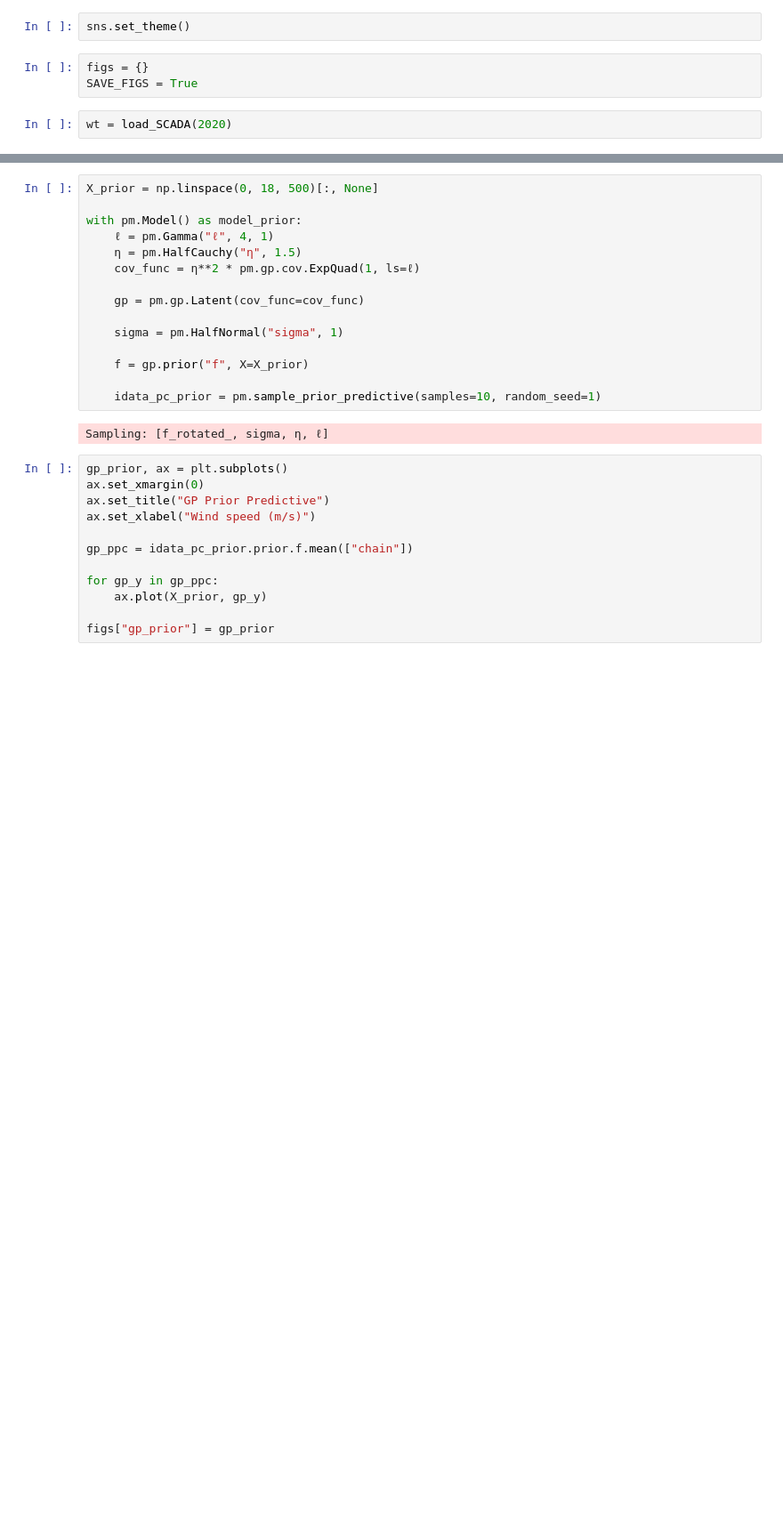
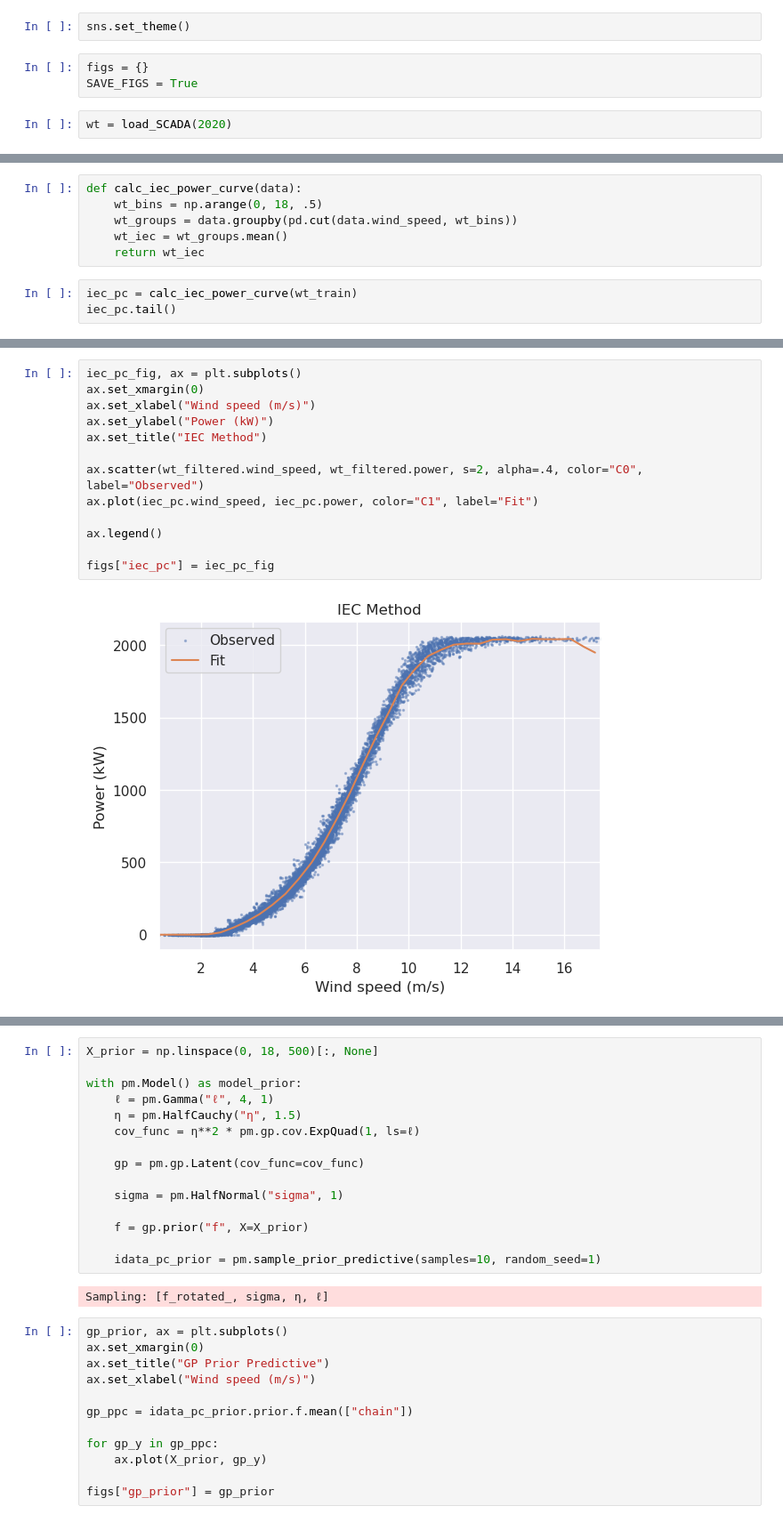
Before and after one commit to camirmas/REStats, a Jupyter notebook: REStats/notebooks/power_curve.ipynb, the cells around one changed output, grey strips where cells are left out. Shown at 89% size. Drawn from its saved outputs; the diff is of its cells as text; blank space fills up the shorter version.

```diff
--- a/REStats/notebooks/power_curve.ipynb
+++ b/REStats/notebooks/power_curve.ipynb
@@ -80,0 +67,9 @@ wt.head()
+# %%
+def calc_iec_power_curve(data):
+    wt_bins = np.arange(0, 18, .5)
+    wt_groups = data.groupby(pd.cut(data.wind_speed, wt_bins))
+    wt_iec = wt_groups.mean()
+    return wt_iec
+# %%
+iec_pc = calc_iec_power_curve(wt_train)
+iec_pc.tail()
@@ -81,3 +84,18 @@ wt.head()
+# %%
+iec_pc_fig, ax = plt.subplots()
+ax.set_xmargin(0)
+ax.set_xlabel("Wind speed (m/s)")
+ax.set_ylabel("Power (kW)")
+ax.set_title("IEC Method")
+
+ax.scatter(wt_filtered.wind_speed, wt_filtered.power, s=2, alpha=.4, color="C0", label="Observed")
+ax.plot(iec_pc.wind_speed, iec_pc.power, color="C1", label="Fit")
+
+ax.legend()
+
+figs["iec_pc"] = iec_pc_fig
+# %% [output]
+[figure, added]
 # %%
 kbd = KBinsDiscretizer(n_bins=20, encode="ordinal")
 bins = kbd.fit_transform(wt_filtered.wind_speed.to_numpy()[:, None])
```
Also changed, not shown: parts of 21 cells of this notebook.
